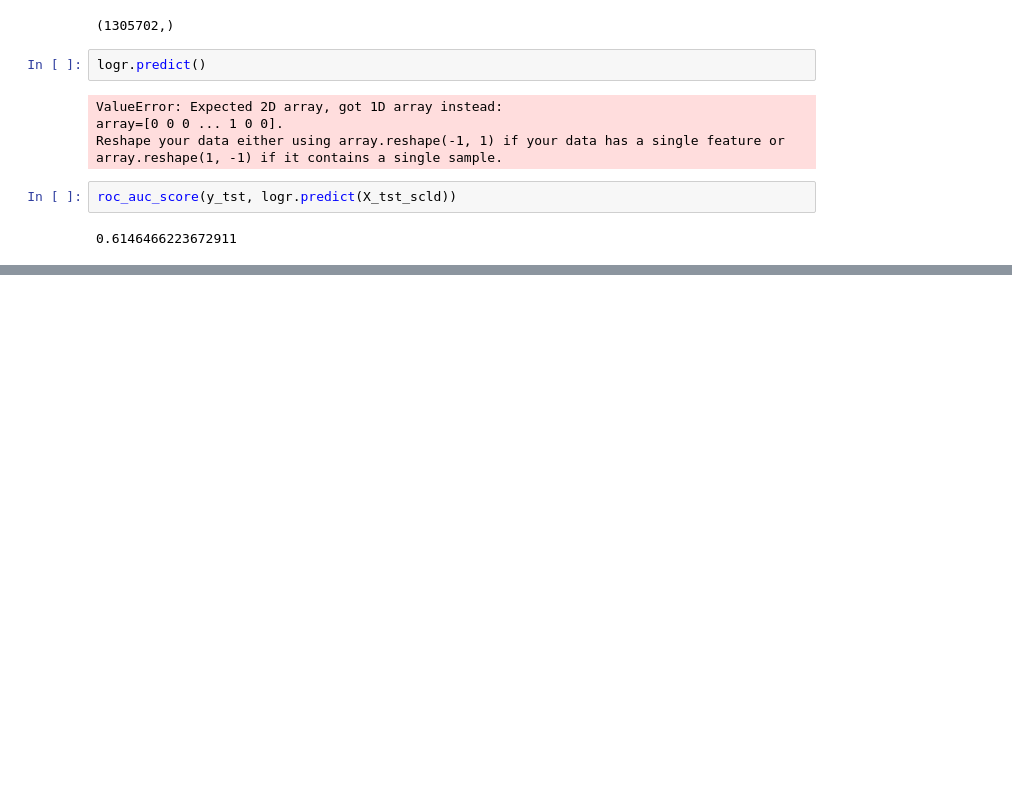
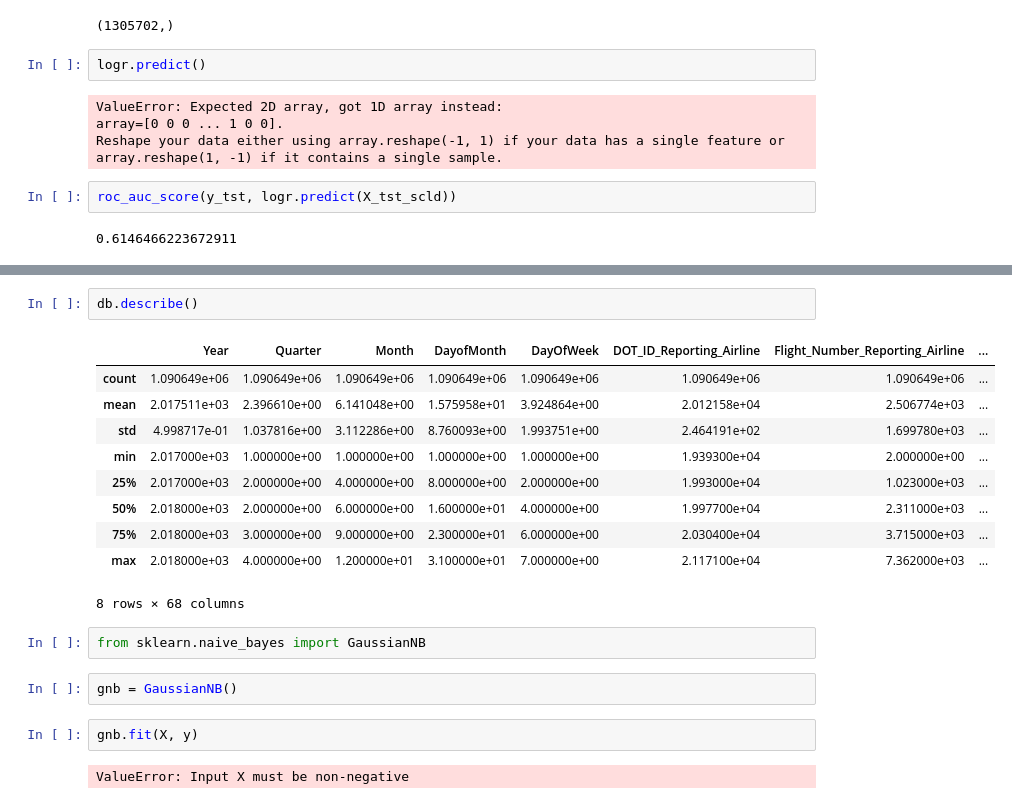
Before and after one commit to ChicagoDev/Flight-Delay-Classification, a Jupyter notebook: notebooks/Fetch Matrix from Server.ipynb, the cells around one changed output, grey strips where cells are left out. Cells and saved outputs as stored; diff of their text form; blank space fills up the shorter version.

```diff
--- a/notebooks/Fetch Matrix from Server.ipynb
+++ b/notebooks/Fetch Matrix from Server.ipynb
@@ -135,0 +394,21 @@ roc_auc_score(y_tst, logr.predict(X_tst_scld))
+# %%
+db.describe()
+# %% [output]
+|  | Year | Quarter | Month | DayofMonth | DayOfWeek | DOT_ID_Reporting_Airline | Flight_Number_Reporting_Airline | ... |
+| count | 1.090649e+06 | 1.090649e+06 | 1.090649e+06 | 1.090649e+06 | 1.090649e+06 | 1.090649e+06 | 1.090649e+06 | ... |
+| mean | 2.017511e+03 | 2.396610e+00 | 6.141048e+00 | 1.575958e+01 | 3.924864e+00 | 2.012158e+04 | 2.506774e+03 | ... |
+| std | 4.998717e-01 | 1.037816e+00 | 3.112286e+00 | 8.760093e+00 | 1.993751e+00 | 2.464191e+02 | 1.699780e+03 | ... |
+| min | 2.017000e+03 | 1.000000e+00 | 1.000000e+00 | 1.000000e+00 | 1.000000e+00 | 1.939300e+04 | 2.000000e+00 | ... |
+| 25% | 2.017000e+03 | 2.000000e+00 | 4.000000e+00 | 8.000000e+00 | 2.000000e+00 | 1.993000e+04 | 1.023000e+03 | ... |
+| 50% | 2.018000e+03 | 2.000000e+00 | 6.000000e+00 | 1.600000e+01 | 4.000000e+00 | 1.997700e+04 | 2.311000e+03 | ... |
+| 75% | 2.018000e+03 | 3.000000e+00 | 9.000000e+00 | 2.300000e+01 | 6.000000e+00 | 2.030400e+04 | 3.715000e+03 | ... |
+| max | 2.018000e+03 | 4.000000e+00 | 1.200000e+01 | 3.100000e+01 | 7.000000e+00 | 2.117100e+04 | 7.362000e+03 | ... |
+8 rows × 68 columns
+# %%
+from sklearn.naive_bayes import GaussianNB
+# %%
+gnb = GaussianNB()
+# %%
+gnb.fit(X, y)
+# %% [output]
+ValueError: Input X must be non-negative
```
Also changed, not shown: parts of 52 cells of this notebook, 3 other files.
